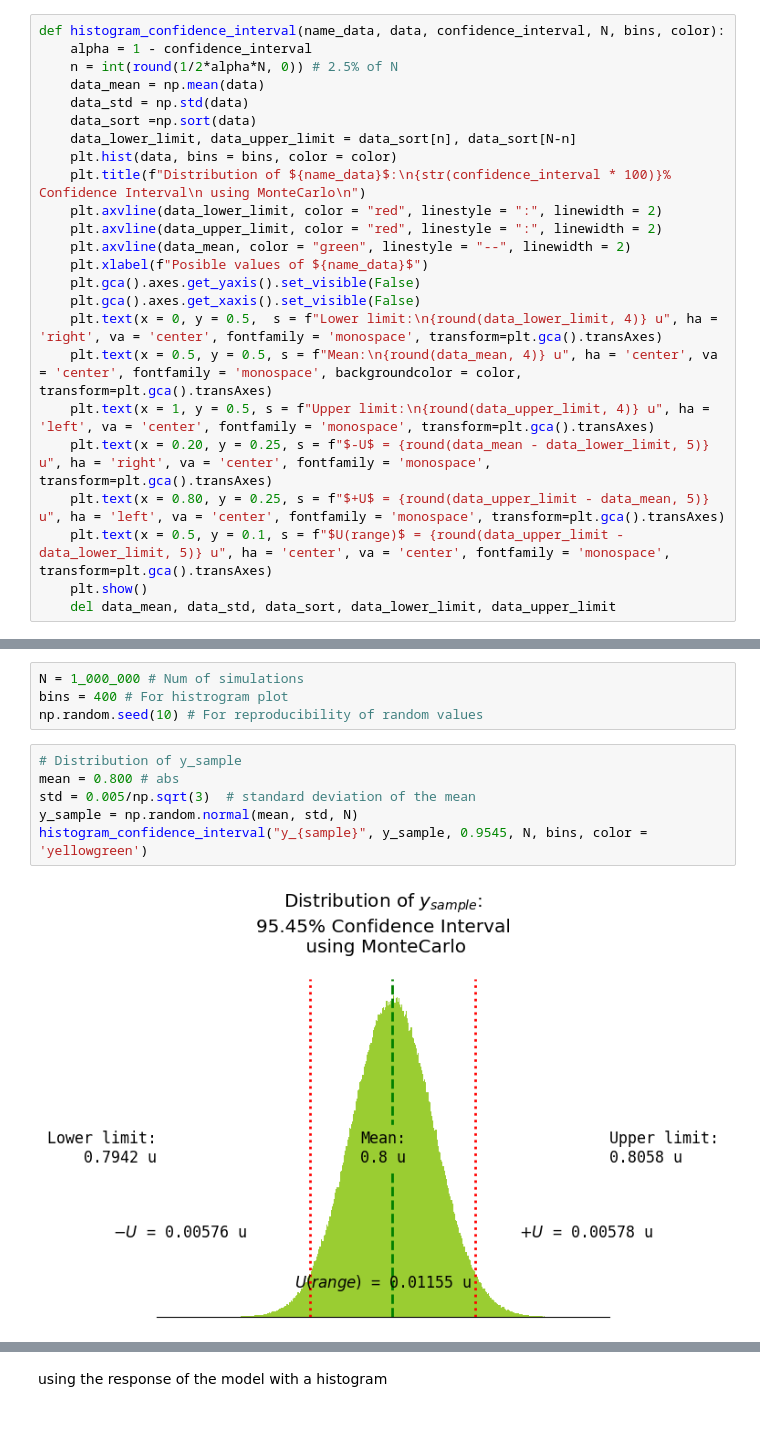
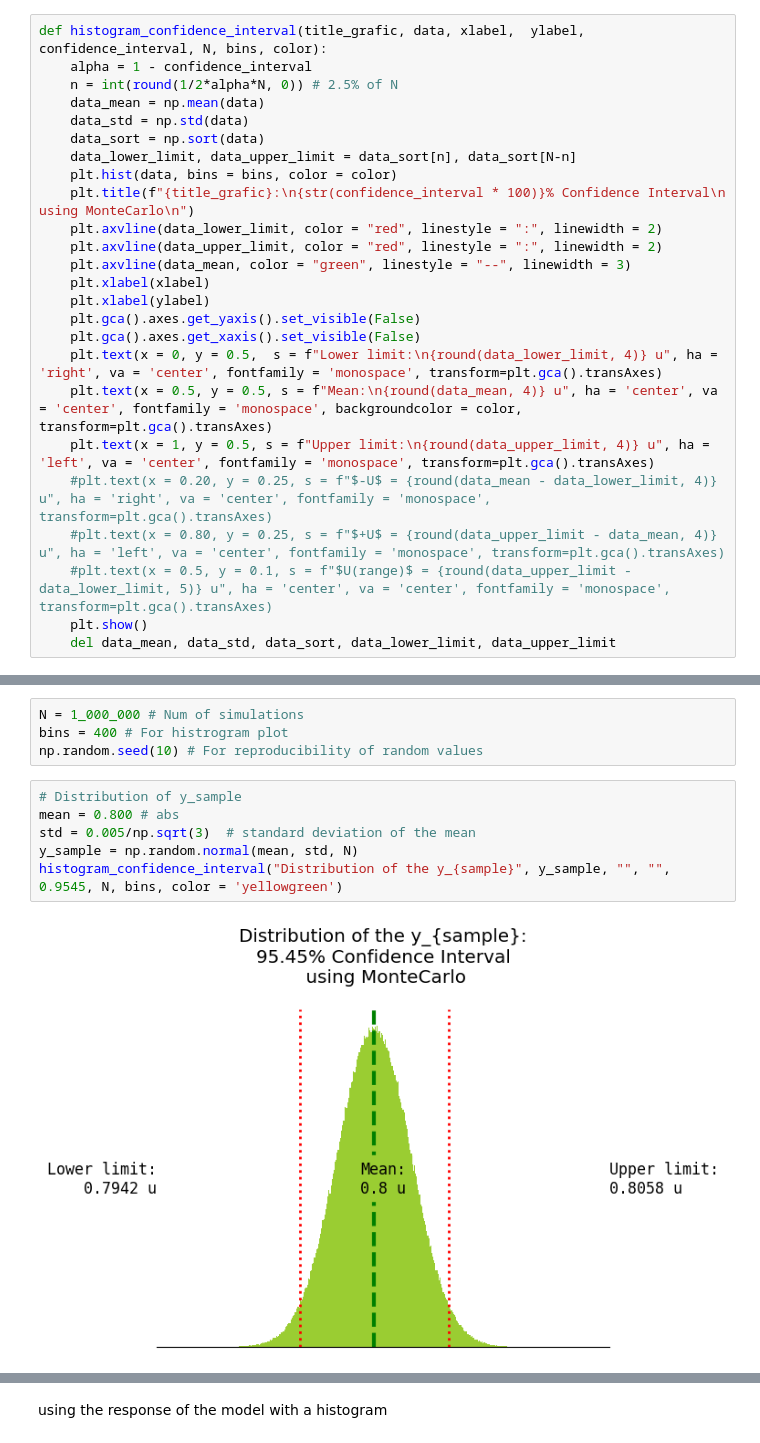
Before and after one commit to JuanMtzQ/Uncertainty_measurement, a Jupyter notebook: uncertainty_calculation.ipynb, the cells around one changed output, grey strips where cells are left out. Drawn from its saved outputs; the diff is of its cells as text.

```diff
--- a/uncertainty_calculation.ipynb
+++ b/uncertainty_calculation.ipynb
@@ -13,27 +13,28 @@ plt.rcParams["axes.spines.top"] = False
 plt.rcParams["axes.spines.right"] = False
 plt.rcParams["axes.spines.left"] = False
 # %%
-def histogram_confidence_interval(name_data, data, confidence_interval, N, bins, color):
+def histogram_confidence_interval(title_grafic, data, xlabel,  ylabel, confidence_interval, N, bins, color):
     alpha = 1 - confidence_interval
     n = int(round(1/2*alpha*N, 0)) # 2.5% of N
     data_mean = np.mean(data)
     data_std = np.std(data)
-    data_sort =np.sort(data)
+    data_sort = np.sort(data)
     data_lower_limit, data_upper_limit = data_sort[n], data_sort[N-n]
     plt.hist(data, bins = bins, color = color)
-    plt.title(f"Distribution of ${name_data}$:\n{str(confidence_interval * 100)}% Confidence Interval\n using MonteCarlo\n")
+    plt.title(f"{title_grafic}:\n{str(confidence_interval * 100)}% Confidence Interval\n using MonteCarlo\n")
     plt.axvline(data_lower_limit, color = "red", linestyle = ":", linewidth = 2)
     plt.axvline(data_upper_limit, color = "red", linestyle = ":", linewidth = 2)
-    plt.axvline(data_mean, color = "green", linestyle = "--", linewidth = 2)
-    plt.xlabel(f"Posible values of ${name_data}$")
+    plt.axvline(data_mean, color = "green", linestyle = "--", linewidth = 3)
+    plt.xlabel(xlabel)
+    plt.xlabel(ylabel)
     plt.gca().axes.get_yaxis().set_visible(False)
     plt.gca().axes.get_xaxis().set_visible(False)
     plt.text(x = 0, y = 0.5,  s = f"Lower limit:\n{round(data_lower_limit, 4)} u", ha = 'right', va = 'center', fontfamily = 'monospace', transform=plt.gca().transAxes)
     plt.text(x = 0.5, y = 0.5, s = f"Mean:\n{round(data_mean, 4)} u", ha = 'center', va = 'center', fontfamily = 'monospace', backgroundcolor = color, transform=plt.gca().transAxes)
     plt.text(x = 1, y = 0.5, s = f"Upper limit:\n{round(data_upper_limit, 4)} u", ha = 'left', va = 'center', fontfamily = 'monospace', transform=plt.gca().transAxes)
-    plt.text(x = 0.20, y = 0.25, s = f"$-U$ = {round(data_mean - data_lower_limit, 5)} u", ha = 'right', va = 'center', fontfamily = 'monospace', transform=plt.gca().transAxes)
-    plt.text(x = 0.80, y = 0.25, s = f"$+U$ = {round(data_upper_limit - data_mean, 5)} u", ha = 'left', va = 'center', fontfamily = 'monospace', transform=plt.gca().transAxes)
-    plt.text(x = 0.5, y = 0.1, s = f"$U(range)$ = {round(data_upper_limit - data_lower_limit, 5)} u", ha = 'center', va = 'center', fontfamily = 'monospace', transform=plt.gca().transAxes)
+    #plt.text(x = 0.20, y = 0.25, s = f"$-U$ = {round(data_mean - data_lower_limit, 4)} u", ha = 'right', va = 'center', fontfamily = 'monospace', transform=plt.gca().transAxes)
+    #plt.text(x = 0.80, y = 0.25, s = f"$+U$ = {round(data_upper_limit - data_mean, 4)} u", ha = 'left', va = 'center', fontfamily = 'monospace', transform=plt.gca().transAxes)
+    #plt.text(x = 0.5, y = 0.1, s = f"$U(range)$ = {round(data_upper_limit - data_lower_limit, 5)} u", ha = 'center', va = 'center', fontfamily = 'monospace', transform=plt.gca().transAxes)
     plt.show()
     del data_mean, data_std, data_sort, data_lower_limit, data_upper_limit
 # %% [markdown]
@@ -219,11 +221,11 @@ np.random.seed(10) # For reproducibility of random values
 # %%
 # Distribution of y_sample
 mean = 0.800 # abs
 std = 0.005/np.sqrt(3)  # standard deviation of the mean
 y_sample = np.random.normal(mean, std, N)
-histogram_confidence_interval("y_{sample}", y_sample, 0.9545, N, bins, color = 'yellowgreen')
+histogram_confidence_interval("Distribution of the y_{sample}", y_sample, "", "", 0.9545, N, bins, color = 'yellowgreen')
 # %% [output]
-[figure, old version]
+[figure, new version]
 # %%
 # Distribution of intercept
 mean = 0.600 # abs
```
Also changed, not shown: parts of 20 cells of this notebook.
